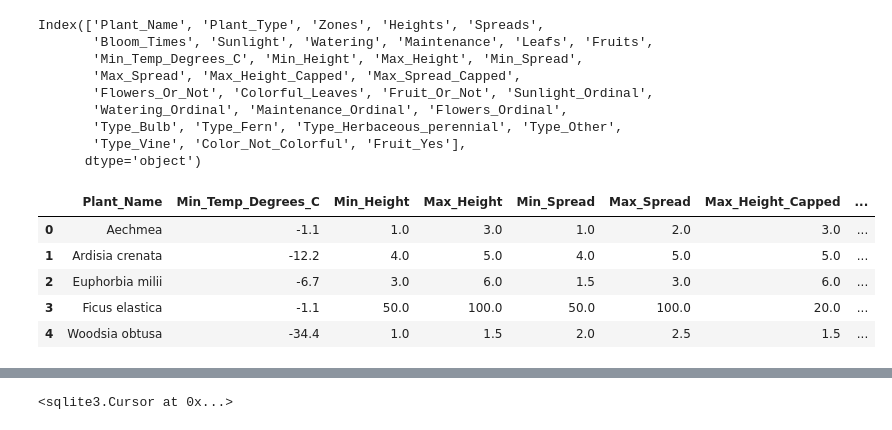
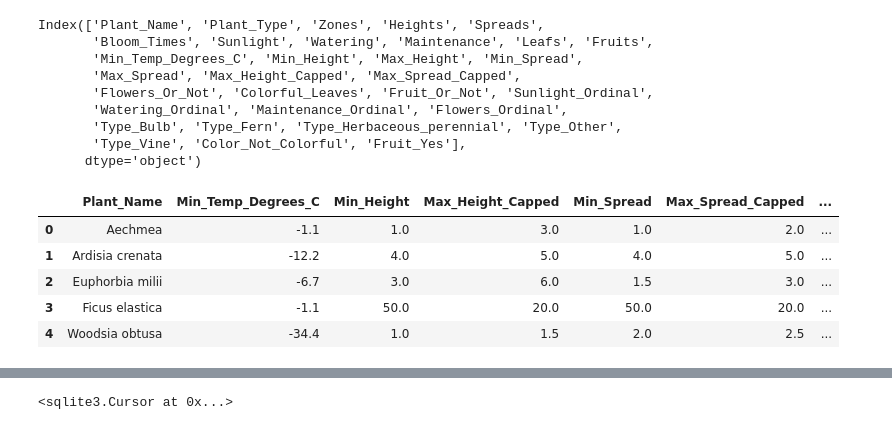
Before and after one commit to RMCrean/House_Plant_Recommender, a Jupyter notebook: Step2_Feature_Engineering.ipynb, the cells around one changed output, grey strips where cells are left out. Drawn from its saved outputs; the diff is of its cells as text; code cells hidden in the pictures.

```diff
--- a/Step2_Feature_Engineering.ipynb
+++ b/Step2_Feature_Engineering.ipynb
@@ -338,23 +338,23 @@ Index(['Plant_Name', 'Plant_Type', 'Zones', 'Heights', 'Spreads',
 # %%
 columns_to_keep = [
     "Plant_Name",
-    "Min_Temp_Degrees_C", "Min_Height", "Max_Height", "Min_Spread", "Max_Spread",
-    "Max_Height_Capped", "Max_Spread_Capped",
+    "Min_Temp_Degrees_C", "Min_Height", "Max_Height_Capped",
+    "Min_Spread", "Max_Spread_Capped",
     "Sunlight_Ordinal", "Watering_Ordinal", "Maintenance_Ordinal",
     "Flowers_Ordinal", "Type_Bulb", "Type_Fern",
     "Type_Herbaceous_perennial", "Type_Other", "Type_Vine",
     "Color_Not_Colorful", "Fruit_Yes"
 ]
 
 features_df = plant_df_complete[columns_to_keep].copy(deep=True)
 features_df.head()
 # %% [output]
-|  | Plant_Name | Min_Temp_Degrees_C | Min_Height | Max_Height | Min_Spread | Max_Spread | Max_Height_Capped | ... |
-| 0 | Aechmea | -1.1 | 1.0 | 3.0 | 1.0 | 2.0 | 3.0 | ... |
-| 1 | Ardisia crenata | -12.2 | 4.0 | 5.0 | 4.0 | 5.0 | 5.0 | ... |
-| 2 | Euphorbia milii | -6.7 | 3.0 | 6.0 | 1.5 | 3.0 | 6.0 | ... |
-| 3 | Ficus elastica | -1.1 | 50.0 | 100.0 | 50.0 | 100.0 | 20.0 | ... |
-| 4 | Woodsia obtusa | -34.4 | 1.0 | 1.5 | 2.0 | 2.5 | 1.5 | ... |
+|  | Plant_Name | Min_Temp_Degrees_C | Min_Height | Max_Height_Capped | Min_Spread | Max_Spread_Capped | ... |
+| 0 | Aechmea | -1.1 | 1.0 | 3.0 | 1.0 | 2.0 | ... |
+| 1 | Ardisia crenata | -12.2 | 4.0 | 5.0 | 4.0 | 5.0 | ... |
+| 2 | Euphorbia milii | -6.7 | 3.0 | 6.0 | 1.5 | 3.0 | ... |
+| 3 | Ficus elastica | -1.1 | 50.0 | 20.0 | 50.0 | 20.0 | ... |
+| 4 | Woodsia obtusa | -34.4 | 1.0 | 1.5 | 2.0 | 2.5 | ... |
 # %%
 features_df.describe()
 # looks good.
```
Also changed, not shown: parts of 6 cells of this notebook, 1 other file.
